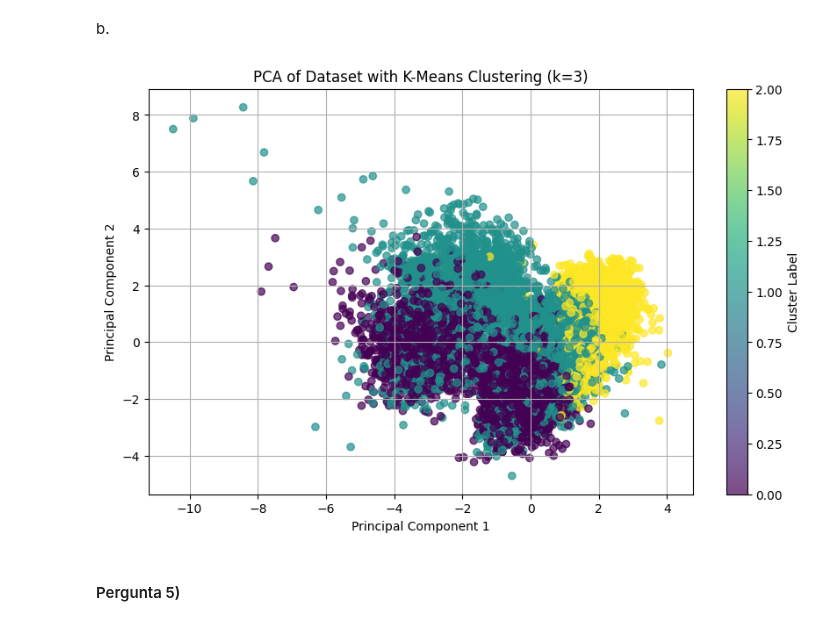
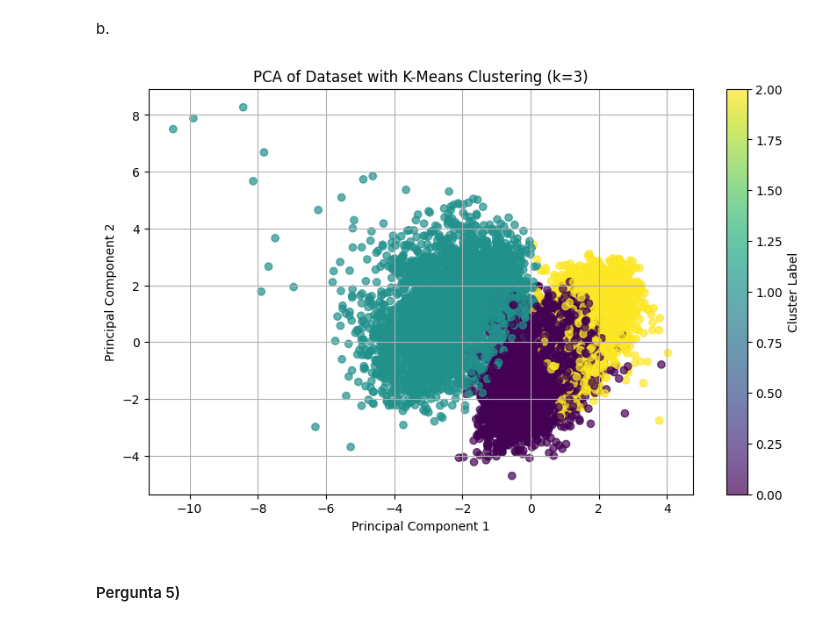
Before and after one commit to leocfig/Apren-24-25, a Jupyter notebook: HW4/G041.ipynb, the cells around one changed output. Cells and saved outputs as stored; diff of their text form; code cells hidden in the pictures.

```diff
--- a/HW4/G041.ipynb
+++ b/HW4/G041.ipynb
@@ -107,7 +107,7 @@ scaler = StandardScaler()
 scaled_data = scaler.fit_transform(data)
 
 # Initialize PCA
-pca = PCA(n_components=3)
+pca = PCA(n_components=2)
 
 # Fit PCA to scaled data
 pca_result = pca.fit_transform(scaled_data)
@@ -123,22 +123,42 @@ b.
 # %%
 from sklearn.cluster import KMeans
 
 # Apply k-means clustering
 k = 3
-kmeans = KMeans(n_clusters=k, max_iter=500, random_state=42)
+kmeans = KMeans(n_clusters=k, max_iter=500, random_state=42, init='random')
 clusters = kmeans.fit_predict(scaled_data)
 
 # Create a scatter plot
 plt.figure(figsize=(10, 6))
 plt.scatter(pca_result[:, 0], pca_result[:, 1], c=clusters, cmap='viridis', alpha=0.7)
 plt.title('PCA of Dataset with K-Means Clustering (k=3)')
 plt.xlabel('Principal Component 1')
 plt.ylabel('Principal Component 2')
 plt.colorbar(label='Cluster Label')
 plt.grid()
 plt.show()
+
+# from mpl_toolkits.mplot3d import Axes3D  # Import 3D plotting toolkit
+
+# # Create a 3D scatter plot
+# fig = plt.figure(figsize=(10, 6))
+# ax = fig.add_subplot(111, projection='3d')  # Define 3D axis
+
+# # Plot the 3D scatter plot using the first three principal components
+# sc = ax.scatter(pca_result[:, 0], pca_result[:, 1], pca_result[:, 2], c=clusters, cmap='viridis', alpha=0.7)
+
+# # Add title and labels for the axes
+# ax.set_title('3D PCA of Dataset with K-Means Clustering (k=3)')
+# ax.set_xlabel('Principal Component 1')
+# ax.set_ylabel('Principal Component 2')
+# ax.set_zlabel('Principal Component 3')
+
+# # Add a color bar to indicate cluster labels
+# plt.colorbar(sc, label='Cluster Label')
+
+# plt.show()
 # %% [output]
-[figure, old version]
+[figure, new version]
 # %% [markdown]
 #### Pergunta 5)
 # %%
```
